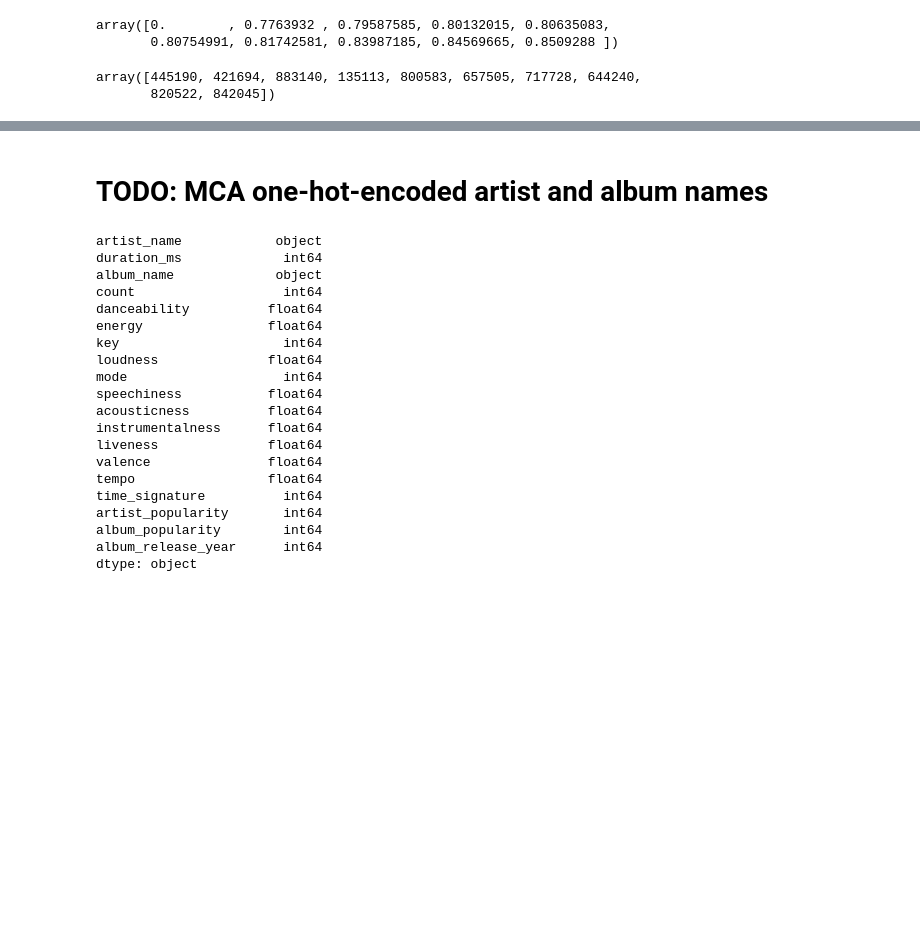
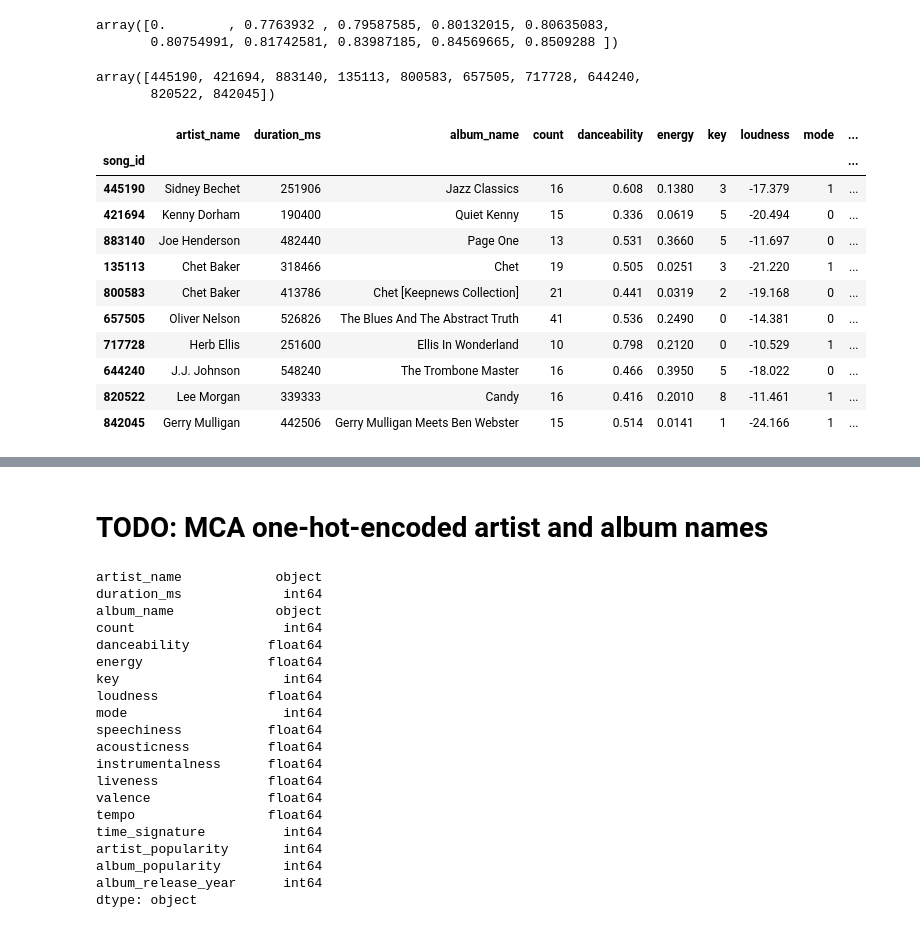
Before and after one commit to TheDigitalFrontier/spotify-playlist-generation, a Jupyter notebook: milestone4/vector distances with sparse indicators.ipynb, the cells around one changed output, grey strips where cells are left out. Saved outputs shown, nothing was run; the diff lists cells and outputs as text; code cells hidden in the pictures; blank space fills up the shorter version.

```diff
--- a/milestone4/vector distances with sparse indicators.ipynb
+++ b/milestone4/vector distances with sparse indicators.ipynb
@@ -366,3 +433,18 @@ master_sub.index.values[np.argsort(cos_dist_sklearn)[0:10]]
 # %% [output]
 array([445190, 421694, 883140, 135113, 800583, 657505, 717728, 644240,
        820522, 842045])
+# %%
+master_sub.loc[master_sub.index.values[np.argsort(cos_dist_sklearn)[0:10]]]
+# %% [output]
+|  | artist_name | duration_ms | album_name | count | danceability | energy | key | loudness | mode | ... |
+| song_id |  |  |  |  |  |  |  |  |  | ... |
+| 445190 | Sidney Bechet | 251906 | Jazz Classics | 16 | 0.608 | 0.1380 | 3 | -17.379 | 1 | ... |
+| 421694 | Kenny Dorham | 190400 | Quiet Kenny | 15 | 0.336 | 0.0619 | 5 | -20.494 | 0 | ... |
+| 883140 | Joe Henderson | 482440 | Page One | 13 | 0.531 | 0.3660 | 5 | -11.697 | 0 | ... |
+| 135113 | Chet Baker | 318466 | Chet | 19 | 0.505 | 0.0251 | 3 | -21.220 | 1 | ... |
+| 800583 | Chet Baker | 413786 | Chet [Keepnews Collection] | 21 | 0.441 | 0.0319 | 2 | -19.168 | 0 | ... |
+| 657505 | Oliver Nelson | 526826 | The Blues And The Abstract Truth | 41 | 0.536 | 0.2490 | 0 | -14.381 | 0 | ... |
+| 717728 | Herb Ellis | 251600 | Ellis In Wonderland | 10 | 0.798 | 0.2120 | 0 | -10.529 | 1 | ... |
+| 644240 | J.J. Johnson | 548240 | The Trombone Master | 16 | 0.466 | 0.3950 | 5 | -18.022 | 0 | ... |
+| 820522 | Lee Morgan | 339333 | Candy | 16 | 0.416 | 0.2010 | 8 | -11.461 | 1 | ... |
+| 842045 | Gerry Mulligan | 442506 | Gerry Mulligan Meets Ben Webster | 15 | 0.514 | 0.0141 | 1 | -24.166 | 1 | ... |
```
Also changed, not shown: parts of 15 cells of this notebook, 3 other files.
